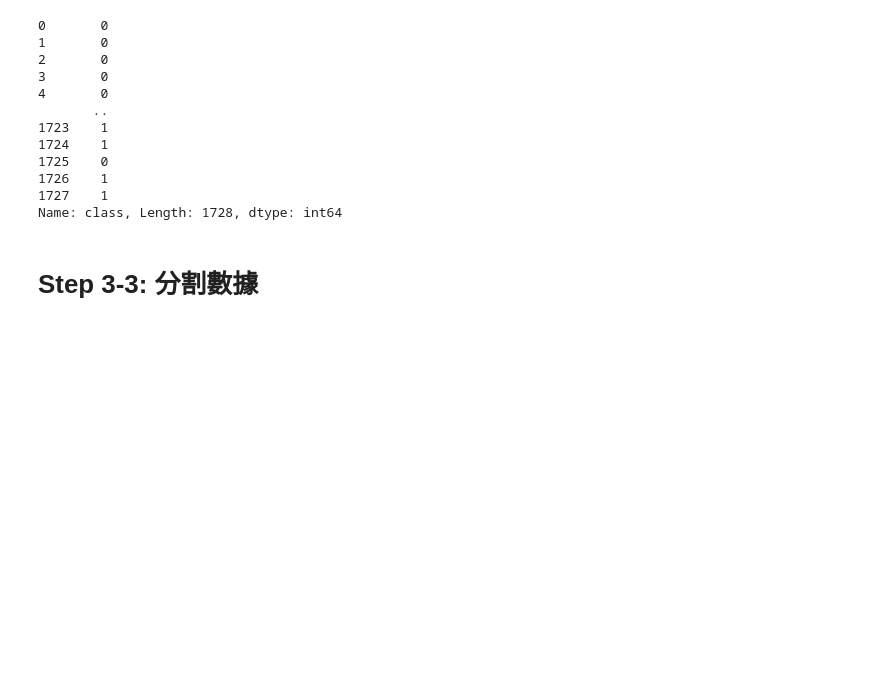
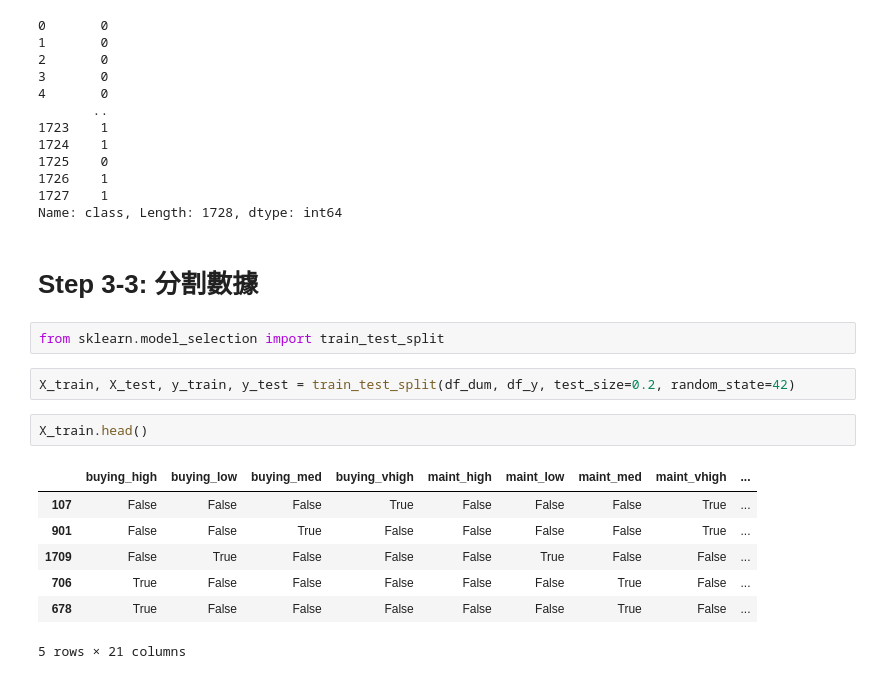
Before and after one commit to coke5151/nchu-ai-introduction, a Jupyter notebook: notebooks/hw1.ipynb, the cells around one changed output. Saved outputs shown, nothing was run; the diff lists cells and outputs as text; blank space fills up the shorter version.

```diff
--- a/notebooks/hw1.ipynb
+++ b/notebooks/hw1.ipynb
@@ -154,3 +154,17 @@ df_y
 Name: class, Length: 1728, dtype: int64
 # %% [markdown]
 # Step 3-3: 分割數據
+# %%
+from sklearn.model_selection import train_test_split
+# %%
+X_train, X_test, y_train, y_test = train_test_split(df_dum, df_y, test_size=0.2, random_state=42)
+# %%
+X_train.head()
+# %% [output]
+|  | buying_high | buying_low | buying_med | buying_vhigh | maint_high | maint_low | maint_med | maint_vhigh | ... |
+| 107 | False | False | False | True | False | False | False | True | ... |
+| 901 | False | False | True | False | False | False | False | True | ... |
+| 1709 | False | True | False | False | False | True | False | False | ... |
+| 706 | True | False | False | False | False | False | True | False | ... |
+| 678 | True | False | False | False | False | False | True | False | ... |
+5 rows × 21 columns
```
Also changed, not shown: parts of 18 cells of this notebook, 2 other files.
